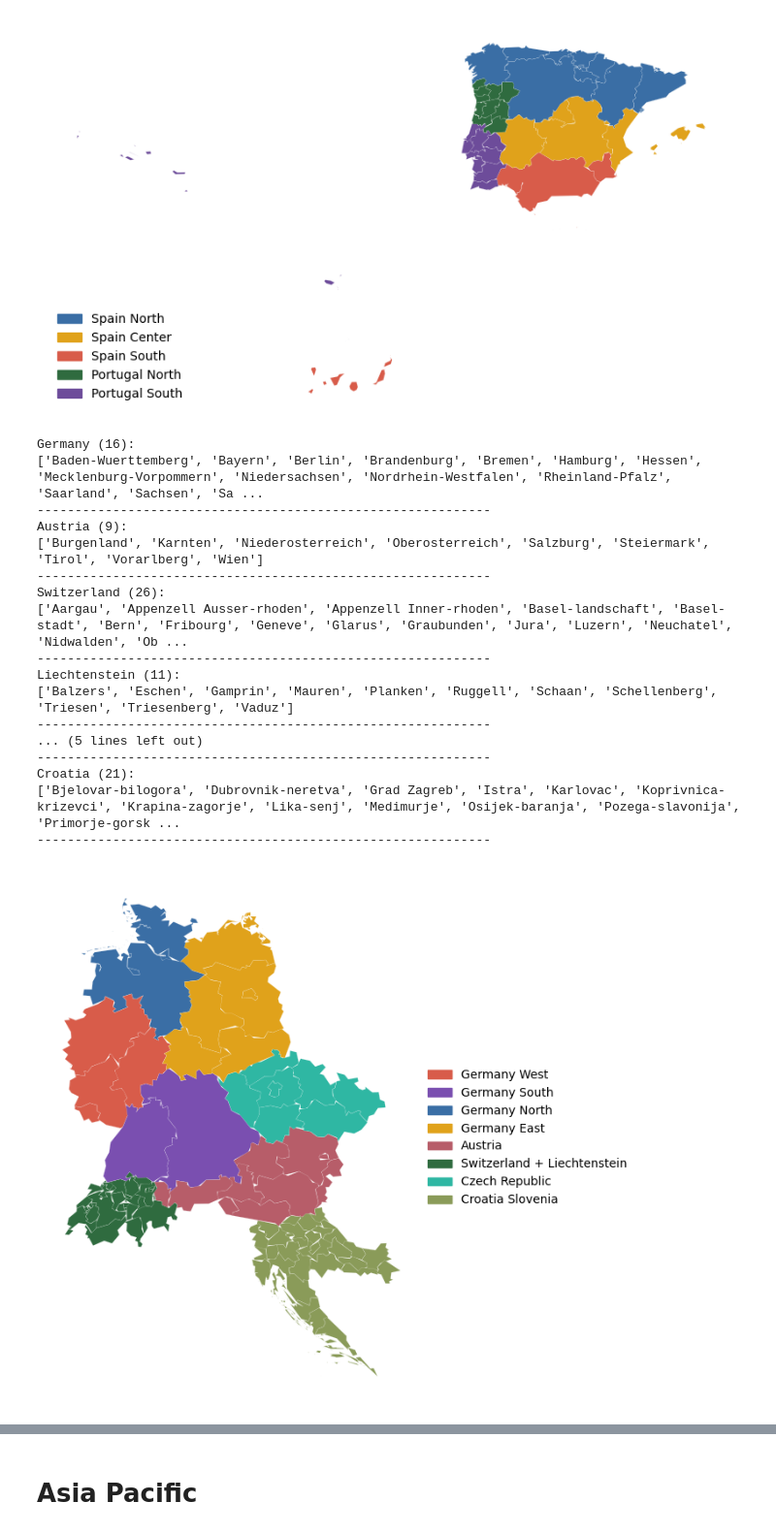
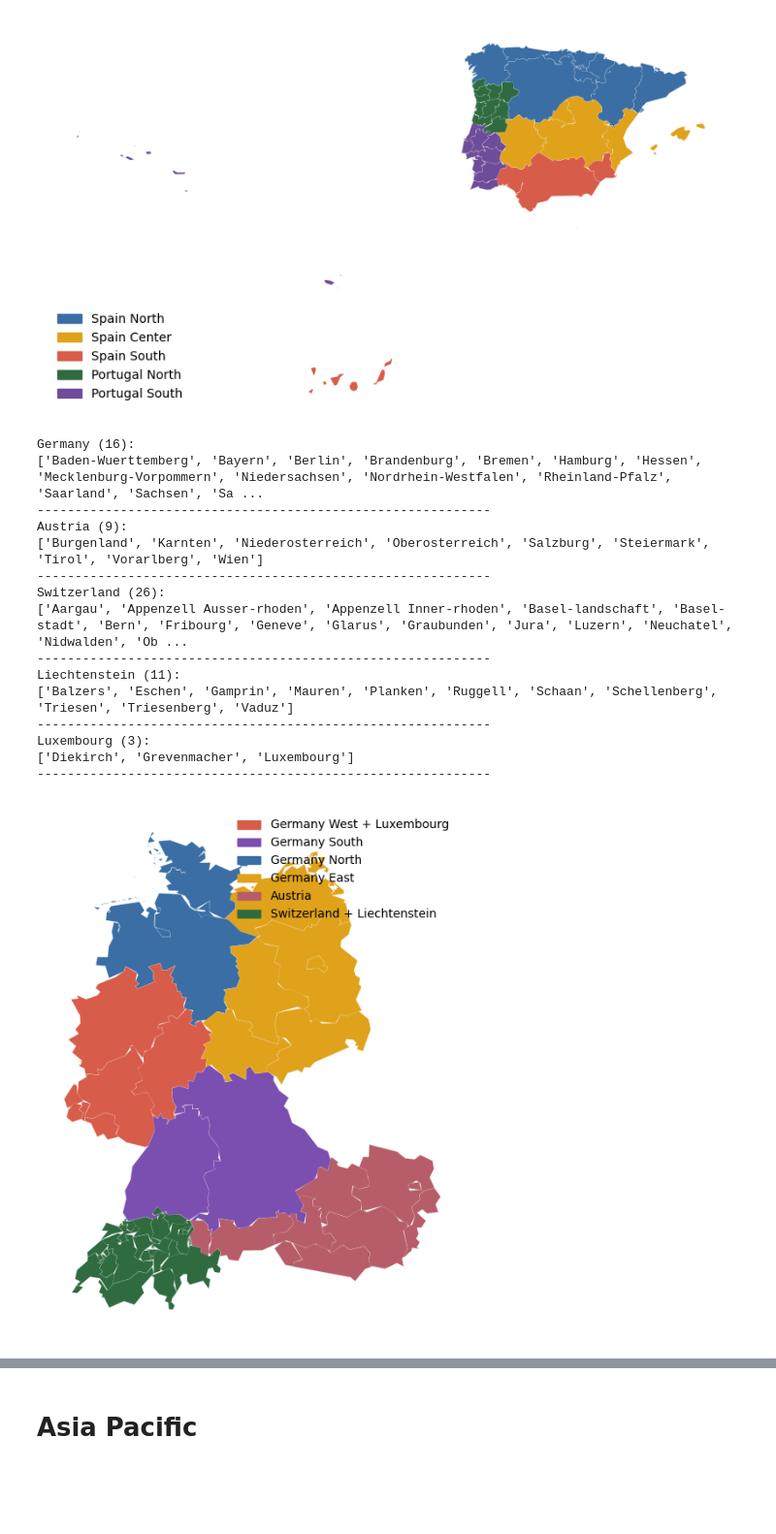
Before and after one commit to H2RES-model/H2RES-World, a Jupyter notebook: Notebooks/L2_SubCountryRegions.ipynb, the cells around one changed output, grey strips where cells are left out. Shown at 97% size. Saved outputs shown, nothing was run; the diff lists cells and outputs as text; code cells hidden in the pictures; blank space fills up the shorter version.

```diff
--- a/Notebooks/L2_SubCountryRegions.ipynb
+++ b/Notebooks/L2_SubCountryRegions.ipynb
@@ -786,14 +721,12 @@ plt.show()
 # %% [output]
 [figure]
 # %%
-WEST_EU = [
-    "France","Belgium","Netherlands","Luxembourg","Monaco"
-]
+WEST_EU = ["France","Belgium","Netherlands","Monaco"]
 
-west_gdf = gdf[gdf["NAM_0"].isin(WEST_EU)].copy()
+fb_gdf = gdf[gdf["NAM_0"].isin(WEST_EU)].copy()
 
 for country in WEST_EU:
-    names = sorted(west_gdf[west_gdf["NAM_0"] == country]["NAM_1"].dropna().unique())
+    names = sorted(fb_gdf[fb_gdf["NAM_0"] == country]["NAM_1"].dropna().unique())
     print(f"{country} ({len(names)}):")
     print(names)
     print("-" * 60)
@@ -1006,10 +933,7 @@ plt.show()
 # %% [output]
 [figure]
 # %%
-CENTRAL_EU = [
-    "Germany","Austria","Switzerland","Liechtenstein",
-    "Czech Republic","Slovenia","Croatia"
-]
+CENTRAL_EU = ["Germany","Austria","Switzerland","Liechtenstein","Luxembourg"]
 
 central_gdf = gdf[gdf["NAM_0"].isin(CENTRAL_EU)].copy()
 
@@ -1031,23 +955,18 @@ Switzerland (26):
 Liechtenstein (11):
 ['Balzers', 'Eschen', 'Gamprin', 'Mauren', 'Planken', 'Ruggell', 'Schaan', 'Schellenberg', 'Triesen', 'Triesenberg', 'Vaduz']
 ------------------------------------------------------------
-... (5 lines left out)
+Luxembourg (3):
+['Diekirch', 'Grevenmacher', 'Luxembourg']
 ------------------------------------------------------------
-Croatia (21):
-['Bjelovar-bilogora', 'Dubrovnik-neretva', 'Grad Zagreb', 'Istra', 'Karlovac', 'Koprivnica-krizevci', 'Krapina-zagorje', 'Lika-senj', 'Medimurje', 'Osijek-baranja', 'Pozega-slavonija', 'Primorje-gorsk ...
-------------------------------------------------------------
 # %%
 # --- CENTRAL EU ADM1 ---
-# Germany approximates the official DE4 fallback configuration with ADM1 borders.
-# Liechtenstein is grouped with Switzerland. Luxembourg (DE-LU bidding zone) sits in West EU at L1.
-CENTRAL_EU = [
-    "Germany","Austria","Switzerland","Liechtenstein",
-    "Czech Republic","Slovenia","Croatia"
-]
+# Approximate the official Germany-Luxembourg DE4 fallback configuration with ADM1 borders.
+# Luxembourg is grouped with the western German bidding zone; Liechtenstein is grouped with Switzerland.
+CENTRAL_EU = ["Germany","Austria","Switzerland","Liechtenstein","Luxembourg"]
 
 CENTRAL_EU_REGIONS = {
-    "Germany West": [
-        "Nordrhein-Westfalen","Rheinland-Pfalz","Saarland","Hessen"
+    "Germany West + Luxembourg": [
+        "Nordrhein-Westfalen","Rheinland-Pfalz","Saarland","Hessen","Luxembourg"
     ],
     "Germany South": [
         "Baden-Wuerttemberg","Bayern"
@@ -1060,20 +979,16 @@ CENTRAL_EU_REGIONS = {
         "Sachsen-Anhalt","Thueringen"
     ],
     "Austria": ["Austria"],
-    "Switzerland + Liechtenstein": ["Switzerland","Liechtenstein"],
-    "Czech Republic": ["Czech Republic"],
-    "Croatia Slovenia": ["Croatia","Slovenia"]
+    "Switzerland + Liechtenstein": ["Switzerland","Liechtenstein"]
 }
 
 colors = {
-    "Germany West": "#D85C4A",
+    "Germany West + Luxembourg": "#D85C4A",
     "Germany South": "#7A4FB0",
     "Germany North": "#3A6EA5",
     "Germany East": "#E0A21B",
     "Austria": "#B75D69",
-    "Switzerland + Liechtenstein": "#2F6B3F",
-    "Czech Republic": "#2FB7A3",
-    "Croatia Slovenia": "#8A9B59"
+    "Switzerland + Liechtenstein": "#2F6B3F"
 }
 
 # --- ASSIGN ---
@@ -1081,35 +996,39 @@ central_gdf = gdf[gdf["NAM_0"].isin(CENTRAL_EU)].copy()
 central_gdf["L2_Region"] = None
 
 for region, names in CENTRAL_EU_REGIONS.items():
-    if region.startswith("Germany"):
+    if region == "Germany West + Luxembourg":
+        german_states = [name for name in names if name != "Luxembourg"]
+        central_gdf.loc[central_gdf["NAM_1"].isin(german_states), "L2_Region"] = region
+        central_gdf.loc[central_gdf["NAM_0"] == "Luxembourg", "L2_Region"] = region
+    elif region.startswith("Germany"):
         central_gdf.loc[central_gdf["NAM_1"].isin(names), "L2_Region"] = region
     else:
         central_gdf.loc[central_gdf["NAM_0"].isin(names), "L2_Region"] = region
 
 # --- SIMPLIFY ---
 central_plot = central_gdf.copy()
 central_plot["geometry"] = central_plot["geometry"].simplify(0.05, preserve_topology=True)
 
 # --- PLOT ---
 fig, ax = plt.subplots(1, 1, figsize=(10, 8))
 central_plot.plot(
     ax=ax,
     color=central_plot["L2_Region"].map(colors),
     linewidth=0.1,
     edgecolor="white"
 )
 
 legend_handles = [mpatches.Patch(color=colors[k], label=k) for k in colors]
-ax.legend(handles=legend_handles, loc="center left", bbox_to_anchor=(1, 0.5), frameon=False)
+ax.legend(handles=legend_handles, loc="upper right", frameon=False)
 ax.set_axis_off()
 
 # --- SAVE ---
 base_dir = Path.cwd().parents[0]
 out_dir = base_dir / "Maps" / "Layer2" / "Europe"
 out_dir.mkdir(parents=True, exist_ok=True)
 out_path = out_dir / "L2_Europe_CentralEU.pdf"
 fig.savefig(out_path, dpi=100, bbox_inches="tight")
 
 plt.show()
 # %% [output]
-[figure, old version]
+[figure, new version]
```
Also changed, not shown: parts of 14 cells of this notebook, 11 other files.
